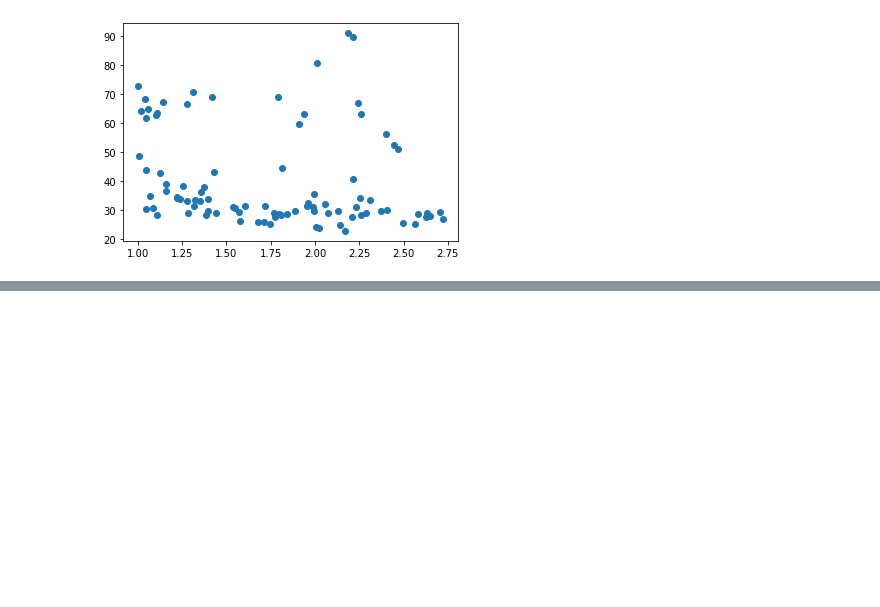
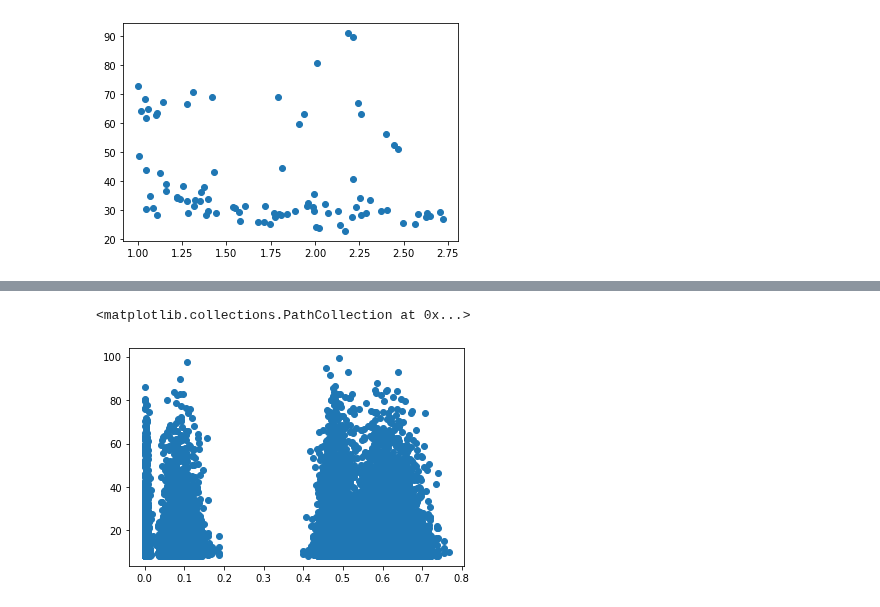
Before and after one commit to MAST30034-Applied-Data-Science/generic-buy-now-pay-later-project-group-19, a Jupyter notebook: notebooks/fraud.ipynb, the cells around one changed output, grey strips where cells are left out. Cells and saved outputs as stored; diff of their text form; code cells hidden in the pictures; blank space fills up the shorter version.

```diff
--- a/notebooks/fraud.ipynb
+++ b/notebooks/fraud.ipynb
@@ -522,0 +582,10 @@ it appears to be the dollar amount is the most significant feature in terms of d
+# %%
+# get the avg_spending_per_order, no_store, no_order from fraud data
+consumer_fraud_agg_sdf = label_consumer_fraud_transaction_sdf.groupBy(["user_id","order_datetime"]).agg(
+    F.countDistinct(F.col('merchant_abn')).alias('no_store'),
+    F.countDistinct(F.col('order_id')).alias('no_order'),
+    F.avg(F.col("dollar_value")).alias("avg_spending_per_order"),
+    F.mean(F.col("fraud_probability")).alias("fraud_prob")  # suggestions?
+)
+
+consumer_fraud_agg_df = consumer_fraud_agg_sdf.toPandas()
@@ -522,0 +645,5 @@ it appears to be the dollar amount is the most significant feature in terms of d
+# %%
+plt.scatter(consumer_fraud_join_df["no_store_p_val"],consumer_fraud_join_df["fraud_prob"])
+# %% [output]
+<matplotlib.collections.PathCollection at 0x...>
+[figure, added]
```
Also changed, not shown: parts of 31 cells of this notebook.
